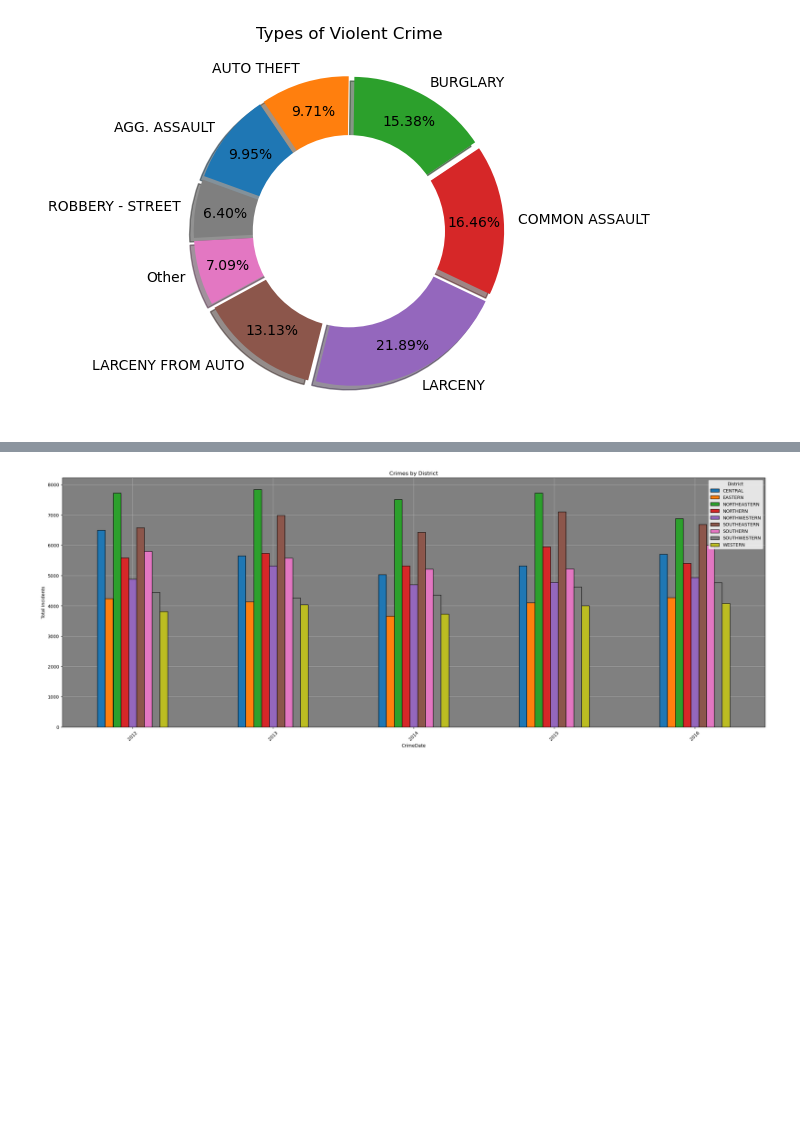
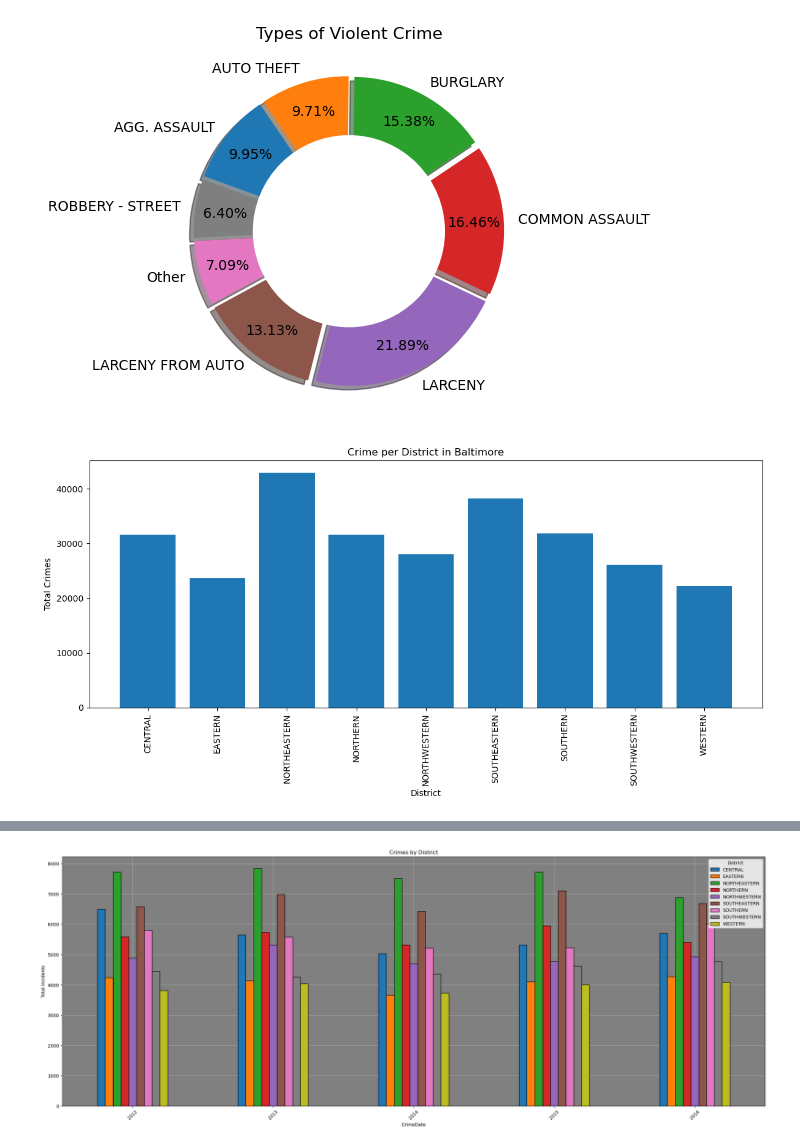
Before and after one commit to johbry17/Crime-in-Baltimore, a Jupyter notebook: main.ipynb, the cells around one changed output, grey strips where cells are left out. Drawn from its saved outputs; the diff is of its cells as text; code cells hidden in the pictures; blank space fills up the shorter version.

```diff
--- a/main.ipynb
+++ b/main.ipynb
@@ -104,3 +104,16 @@ plt.gcf().gca().add_artist(donut)
 plt.show()
 # %% [output]
 [figure]
+# %%
+crime_per_District = df.groupby('District').size().reset_index(name='Total_Crimes')
+
+plt.figure(figsize=(12, 6))
+plt.bar(crime_per_District['District'], crime_per_District['Total_Crimes'])
+plt.xlabel('District')
+plt.ylabel('Total Crimes')
+plt.title('Crime per District in Baltimore')
+plt.xticks(rotation=90)
+plt.tight_layout()
+plt.show()
+# %% [output]
+[figure, added]
```
Also changed, not shown: parts of 7 cells of this notebook, 1 other file.
